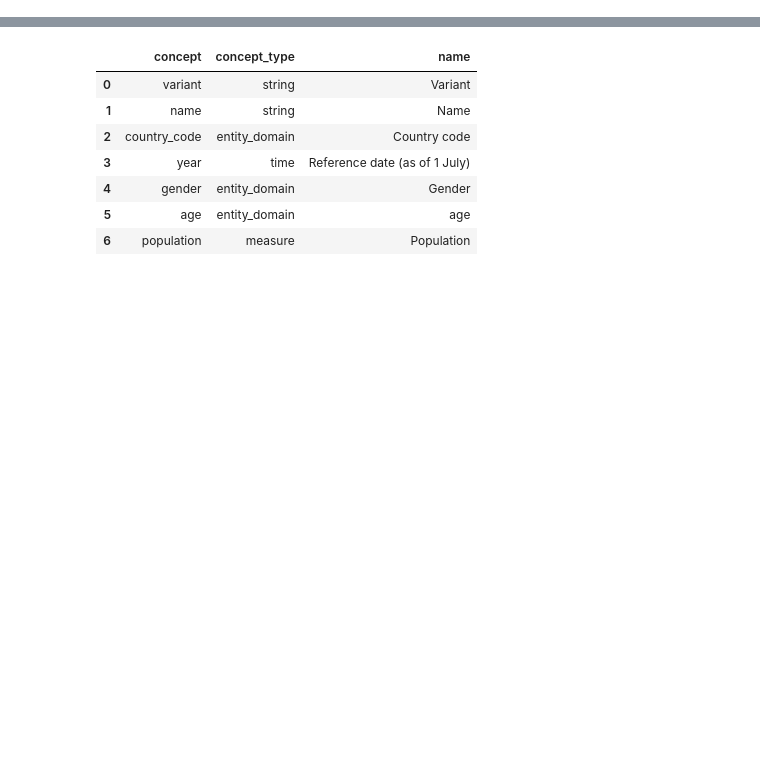
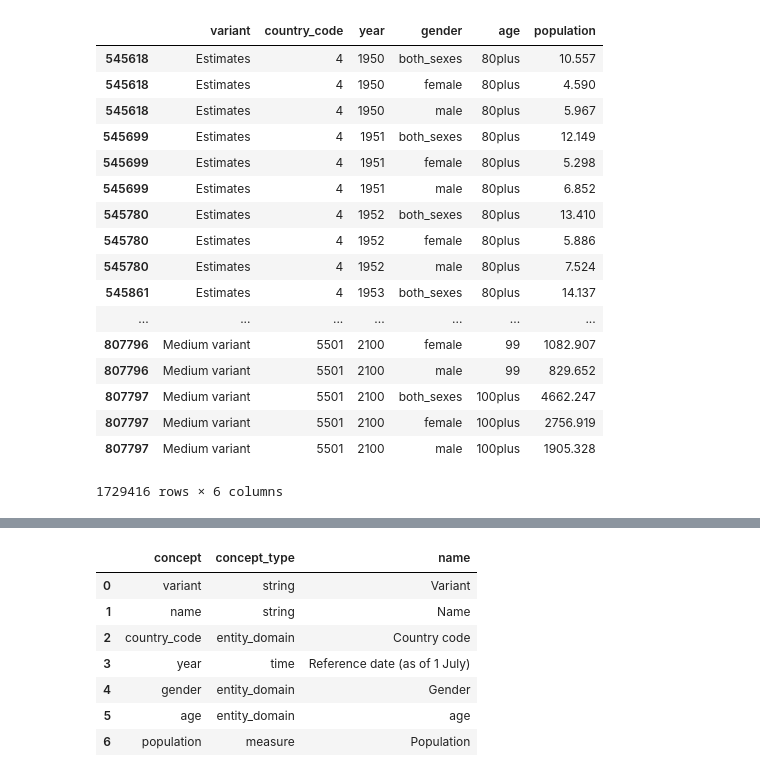
Before and after one commit to open-numbers/ddf--unpop--wpp_population, a Jupyter notebook: etl/unpop.ipynb, the cells around one changed output, grey strips where cells are left out. Drawn from its saved outputs; the diff is of its cells as text; code cells hidden in the pictures; blank space fills up the shorter version.

```diff
--- a/etl/unpop.ipynb
+++ b/etl/unpop.ipynb
@@ -47,2 +125,2 @@ est_m, var_m = read_cleanup(source_m, 'both_sexes')
 # %%
-est_f, var_f = read_cleanup(source_f, 'both_sexes')
+est_f, var_f = read_cleanup(source_f, 'female')
@@ -56,19 +166,22 @@ e1.columns.name = 'age'
 to_concat = []
 
 for df in [est_t, var_t, est_m, var_m, est_f, var_f]:
-    e = est_t.set_index([
-        'Variant', 'Major area, region, country or area *',
-        'Country code', 'Reference date (as of 1 July)', 'Gender'])
+    e = df.drop('Major area, region, country or area *', axis=1)
+    e = e.set_index([
+        'Variant', 'Country code', 'Reference date (as of 1 July)', 'Gender'])
     e.columns.name = 'Age'
     df_new = e.stack().reset_index().rename(columns={0: 'Population'})
+#     df_new['Age'] = df_new['Age'].astype('category', categories=cat.categories)
     to_concat.append(df_new)
 # %%
 df_all = pd.concat(to_concat)
 # %%
-df_all = df_all.drop('Major area, region, country or area *', axis=1)
+# df_all = df_all.drop('Major area, region, country or area *', axis=1)
 df_all = df_all.rename(columns={'Reference date (as of 1 July)': 'Year'})
 
 df_all.columns = list(map(to_concept_id, df_all.columns))
+# %%
+df_all['age'] = df_all['age'].astype('category', categories=list(df_all['age'].unique()), ordered=True)
 # %%
 df_all = df_all.sort_values(by=['country_code', 'year', 'age', 'gender'])
 # %%
@@ -84,0 +189,21 @@ df_all.head()
+# %%
+df_all[df_all['age'] >= pd.Categorical('80plus', categories=df_all['age'].cat.categories, ordered=True)]
+# %% [output]
+|  | variant | country_code | year | gender | age | population |
+| 545618 | Estimates | 4 | 1950 | both_sexes | 80plus | 10.557 |
+| 545618 | Estimates | 4 | 1950 | female | 80plus | 4.590 |
+| 545618 | Estimates | 4 | 1950 | male | 80plus | 5.967 |
+| 545699 | Estimates | 4 | 1951 | both_sexes | 80plus | 12.149 |
+| 545699 | Estimates | 4 | 1951 | female | 80plus | 5.298 |
+| 545699 | Estimates | 4 | 1951 | male | 80plus | 6.852 |
+| 545780 | Estimates | 4 | 1952 | both_sexes | 80plus | 13.410 |
+| 545780 | Estimates | 4 | 1952 | female | 80plus | 5.886 |
+| 545780 | Estimates | 4 | 1952 | male | 80plus | 7.524 |
+| 545861 | Estimates | 4 | 1953 | both_sexes | 80plus | 14.137 |
+| ... | ... | ... | ... | ... | ... | ... |
+| 807796 | Medium variant | 5501 | 2100 | female | 99 | 1082.907 |
+| 807796 | Medium variant | 5501 | 2100 | male | 99 | 829.652 |
+| 807797 | Medium variant | 5501 | 2100 | both_sexes | 100plus | 4662.247 |
+| 807797 | Medium variant | 5501 | 2100 | female | 100plus | 2756.919 |
+| 807797 | Medium variant | 5501 | 2100 | male | 100plus | 1905.328 |
+1729416 rows × 6 columns
```
Also changed, not shown: parts of 13 cells of this notebook, 4 other files.
